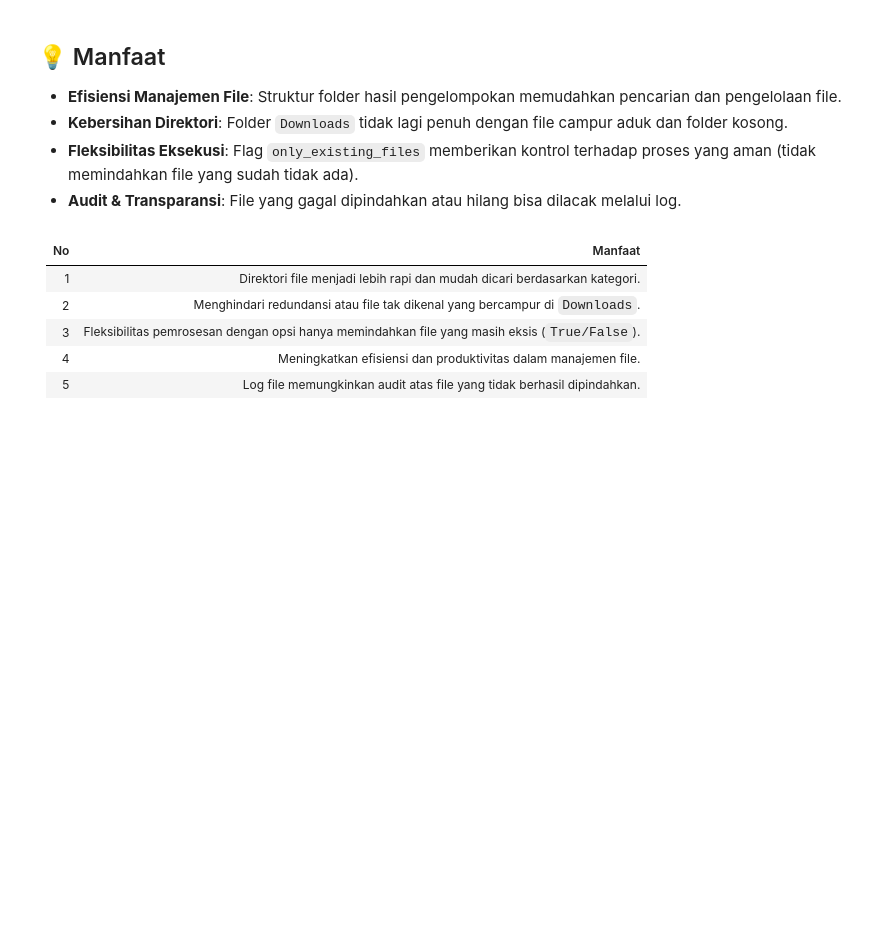
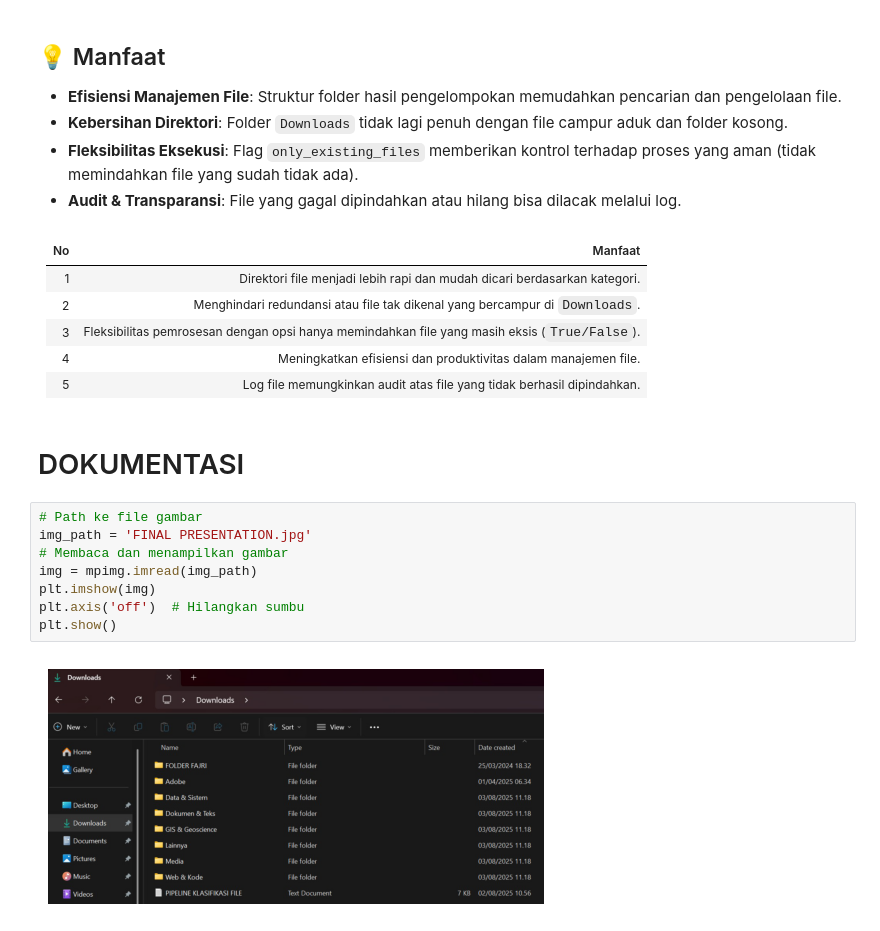
Before and after one commit to Fajrimughni/project-portfolio, a Jupyter notebook: projects/data-management-hcml/pemindahan-file.ipynb, the cells around one changed output. Cells and saved outputs as stored; diff of their text form; blank space fills up the shorter version.

```diff
--- a/projects/data-management-hcml/pemindahan-file.ipynb
+++ b/projects/data-management-hcml/pemindahan-file.ipynb
@@ -228,3 +232,15 @@ Dengan pendekatan ini, pengguna dapat lebih mudah:
 | 3  | Fleksibilitas pemrosesan dengan opsi hanya memindahkan file yang masih eksis (`True/False`).|
 | 4  | Meningkatkan efisiensi dan produktivitas dalam manajemen file.                              |
 | 5  | Log file memungkinkan audit atas file yang tidak berhasil dipindahkan.                      |
+# %% [markdown]
+# DOKUMENTASI
+# %%
+# Path ke file gambar
+img_path = 'FINAL PRESENTATION.jpg'
+# Membaca dan menampilkan gambar
+img = mpimg.imread(img_path)
+plt.imshow(img)
+plt.axis('off')  # Hilangkan sumbu
+plt.show()
+# %% [output]
+[figure, added]
```
Also changed, not shown: parts of 2 cells of this notebook, 2 other files.
